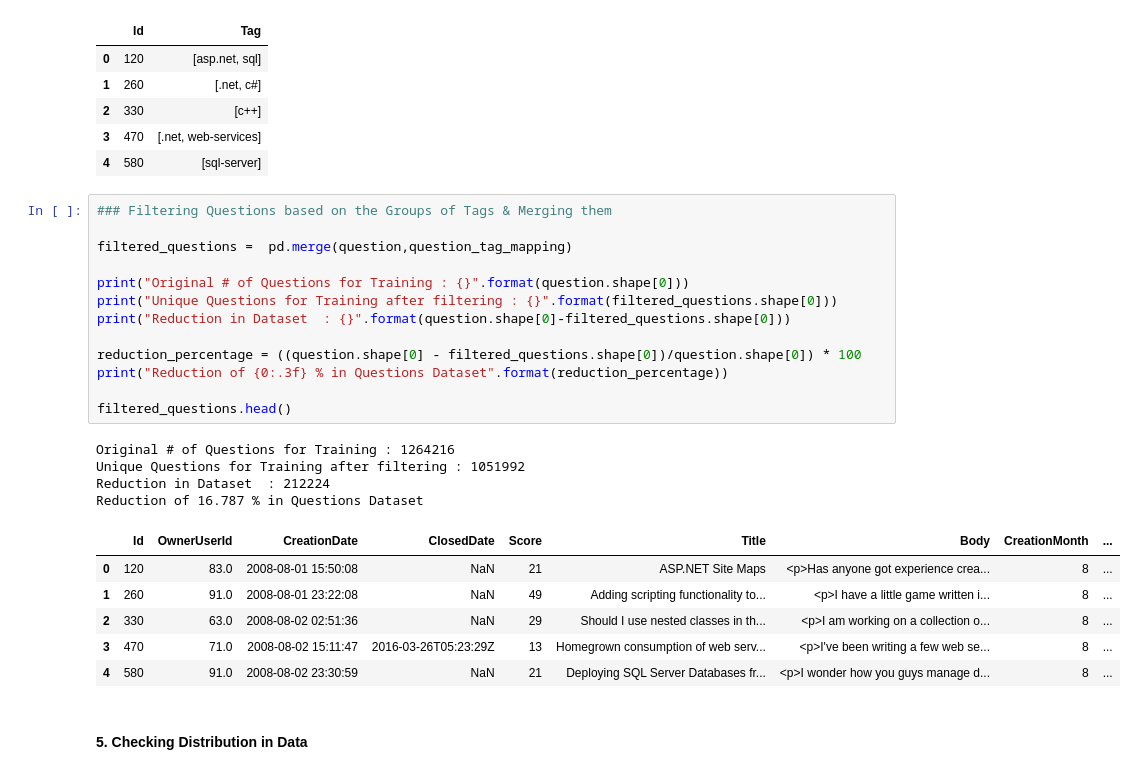
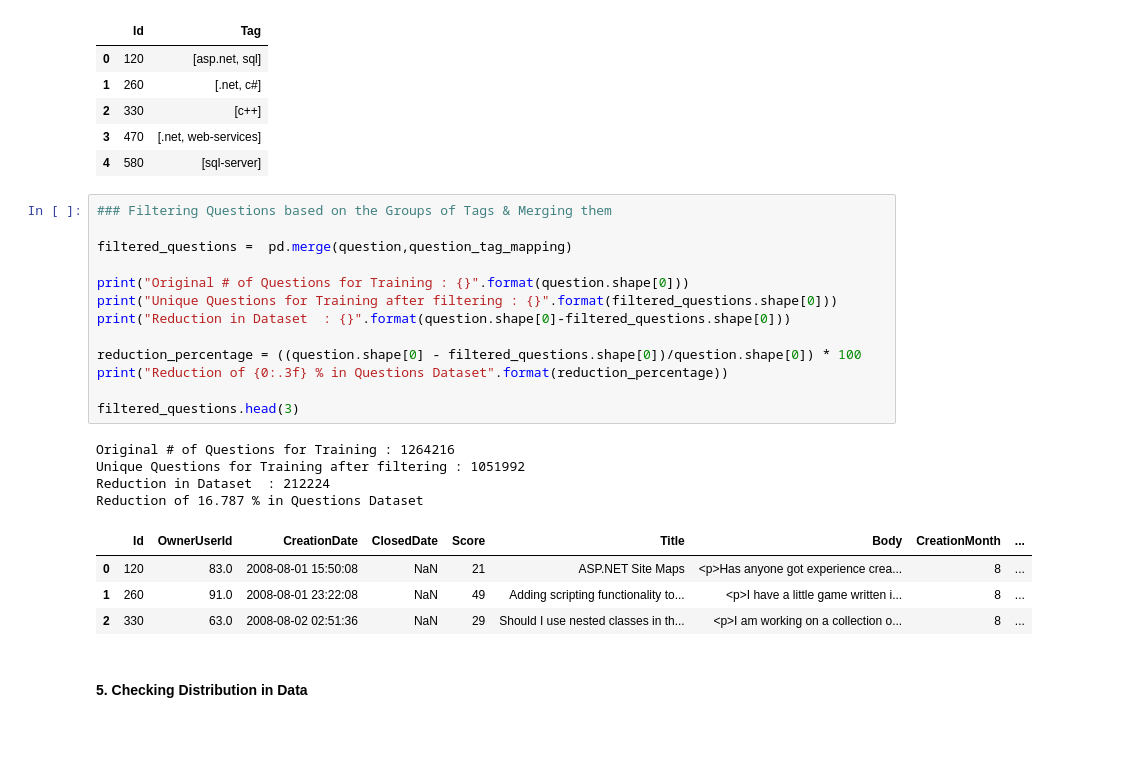
Before and after one commit to amitbcp/icdmai_2020, a Jupyter notebook: 1_eda.ipynb, the cells around one changed output. Drawn from its saved outputs; the diff is of its cells as text; blank space fills up the shorter version.

```diff
--- a/1_eda.ipynb
+++ b/1_eda.ipynb
@@ -237,27 +235,25 @@ Grouped  # of Tag occurence for Training: 1051992
 # %%
 ### Filtering Questions based on the Groups of Tags & Merging them
 
 filtered_questions =  pd.merge(question,question_tag_mapping)
 
 print("Original # of Questions for Training : {}".format(question.shape[0]))
 print("Unique Questions for Training after filtering : {}".format(filtered_questions.shape[0]))
 print("Reduction in Dataset  : {}".format(question.shape[0]-filtered_questions.shape[0]))
 
 reduction_percentage = ((question.shape[0] - filtered_questions.shape[0])/question.shape[0]) * 100
 print("Reduction of {0:.3f} % in Questions Dataset".format(reduction_percentage))
 
-filtered_questions.head()
+filtered_questions.head(3)
 # %% [output]
 Original # of Questions for Training : 1264216
 Unique Questions for Training after filtering : 1051992
 Reduction in Dataset  : 212224
 Reduction of 16.787 % in Questions Dataset
 |  | Id | OwnerUserId | CreationDate | ClosedDate | Score | Title | Body | CreationMonth | ... |
 | 0 | 120 | 83.0 | 2008-08-01 15:50:08 | NaN | 21 | ASP.NET Site Maps | <p>Has anyone got experience crea... | 8 | ... |
 | 1 | 260 | 91.0 | 2008-08-01 23:22:08 | NaN | 49 | Adding scripting functionality to... | <p>I have a little game written i... | 8 | ... |
 | 2 | 330 | 63.0 | 2008-08-02 02:51:36 | NaN | 29 | Should I use nested classes in th... | <p>I am working on a collection o... | 8 | ... |
-| 3 | 470 | 71.0 | 2008-08-02 15:11:47 | 2016-03-26T05:23:29Z | 13 | Homegrown consumption of web serv... | <p>I've been writing a few web se... | 8 | ... |
-| 4 | 580 | 91.0 | 2008-08-02 23:30:59 | NaN | 21 | Deploying SQL Server Databases fr... | <p>I wonder how you guys manage d... | 8 | ... |
 # %% [markdown]
 #### 5.  Checking Distribution in Data
 # %%
```
Also changed, not shown: parts of 2 cells of this notebook.
